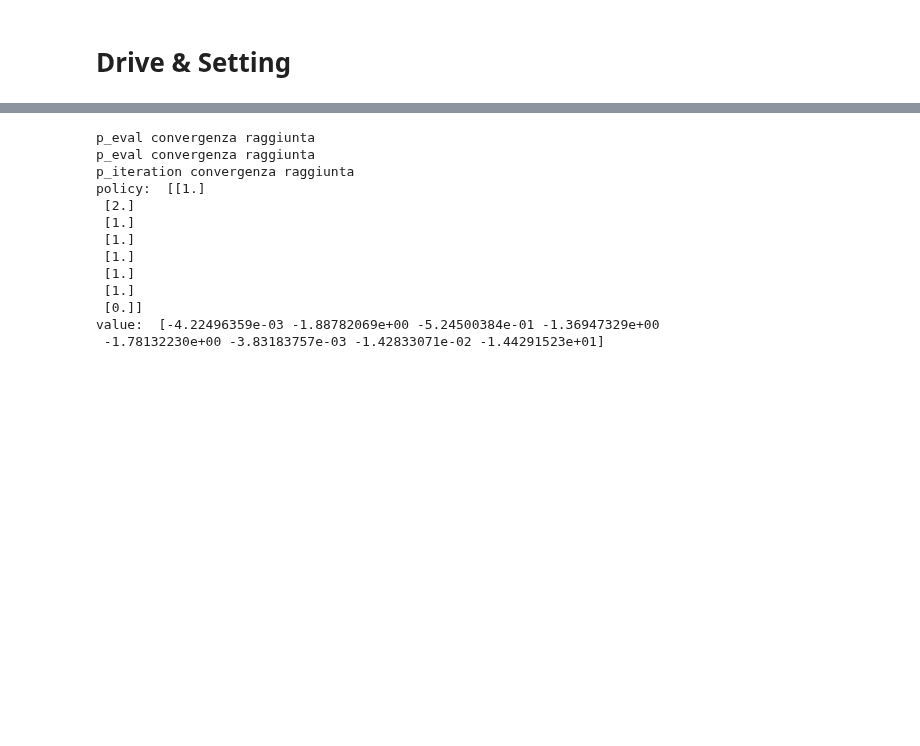
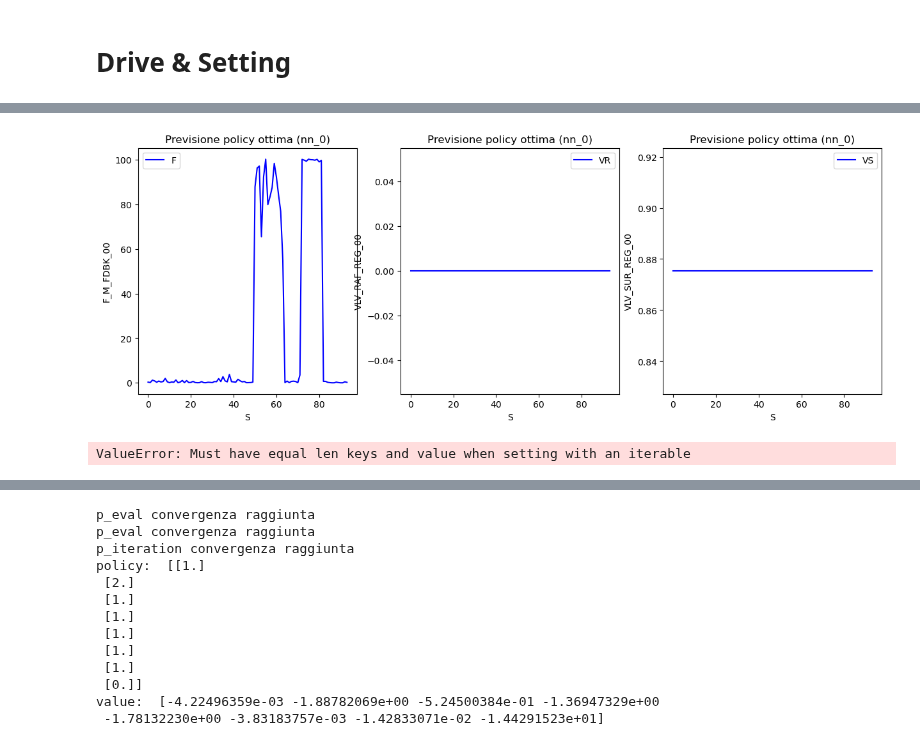
Before and after one commit to edoardorossi1995/Tesi, a Jupyter notebook: Results.ipynb, the cells around one changed output, grey strips where cells are left out. Cells and saved outputs as stored; diff of their text form; code cells hidden in the pictures; blank space fills up the shorter version.

```diff
--- a/Results.ipynb
+++ b/Results.ipynb
@@ -79,7 +81,8 @@ df = pd.read_csv(CTA30_partitioned[0])
 cluster_group_df = os.path.join(PROJECT_PATH, 'CTA30/DF_clean/cluster_group_df.csv')
 cluster_group_df = pd.read_csv(cluster_group_df)
 
-
+f_min = df['F_M_FDBK_00'].min()
+f_max = df['F_M_FDBK_00'].max()
 
 mr_8_path = os.path.join(PROJECT_PATH, 'MDP_data/Cluster_8/mr_Cluster_8.npy')
 mr_8 = np.load(mr_8_path)
@@ -110,3 +113,67 @@ actions = np.load(os.path.join(PROJECT_PATH, 'MDP_data/actions.npy'))
 T_group = [T_cluster_8, T_cluster_10, T_cluster_15, T_cluster_22, T_cluster_30]
 R_group = [R_cluster_8, R_cluster_10, R_cluster_15, R_cluster_22, R_cluster_30]
 mr_group = [mr_8, mr_10, mr_15, mr_22, mr_30]
+
+
+policy_0_path = os.path.join(PROJECT_PATH, 'df_policy_new/net_0/nn_net_0.csv')
+policy_0 = pd.read_csv(policy_0_path)
+policy_1_path = os.path.join(PROJECT_PATH, 'df_policy_new/net_1/nn_net_1.csv')
+policy_1 = pd.read_csv(policy_1_path)
+policy_2_path = os.path.join(PROJECT_PATH, 'df_policy_new/net_2/nn_net_2.csv')
+policy_2 = pd.read_csv(policy_2_path)
+policy_3_path = os.path.join(PROJECT_PATH, 'df_policy_new/net_3/nn_net_3.csv')
+policy_3 = pd.read_csv(policy_3_path)
+# %%
+f_actions = []
+vr_actions = []
+vs_actions = []
+
+for i in range(len(policy_0)):
+    x = []
+    xf = policy_0.loc[i, 'a1']
+    xv = policy_0.loc[i, 'a2']
+    x.append(xf)
+    x.append(xv)
+    f, vr, vs = take_action(x, f_min, f_max)
+    f_actions.append(f)
+    vr_actions.append(vr)
+    vs_actions.append(vs)
+
+# Crea una figura e tre assi
+fig, (ax1, ax2, ax3) = plt.subplots(1, 3, figsize=(15, 5))
+
+# Disegna il grafico per f_actions sull'asse 1
+ax1.plot(f_actions, label='F', color='blue')
+ax1.set_xlabel('S')
+ax1.set_ylabel('F_M_FDBK_00')
+ax1.set_title('Previsione policy ottima (nn_0)')
+ax1.legend()
+
+# Disegna il grafico per vr_actions sull'asse 2
+ax2.plot(vr_actions, label='VR', color='blue')
+ax2.set_xlabel('S')
+ax2.set_ylabel('VLV_RAF_REG_00')
+ax2.set_title('Previsione policy ottima (nn_0)')
+ax2.legend()
+
+# Disegna il grafico per vs_actions sull'asse 3
+ax3.plot(vs_actions, label='VS', color='blue')
+ax3.set_xlabel('S')
+ax3.set_ylabel('VLV_SUR_REG_00')
+ax3.set_title('Previsione policy ottima (nn_0)')
+ax3.legend()
+
+# Mostra la figura con i tre grafici
+plt.show()
+# %% [output]
+[figure, added]
+# %%
+df_test = df[['F_M_FDBK_00', 'VLV_RAF_REG_00', 'VLV_SUR_REG_00']]
+
+df_confronto = pd.DataFrame()
+for i in range(policy_0.shape[0]):
+
+    state = policy_0.loc[i, 's'].astype(int)
+    df_confronto.loc[i,:] = df_test.loc[state,:]
+# %% [output]
+ValueError: Must have equal len keys and value when setting with an iterable
```
Also changed, not shown: parts of 2 cells of this notebook, 1 other file.
